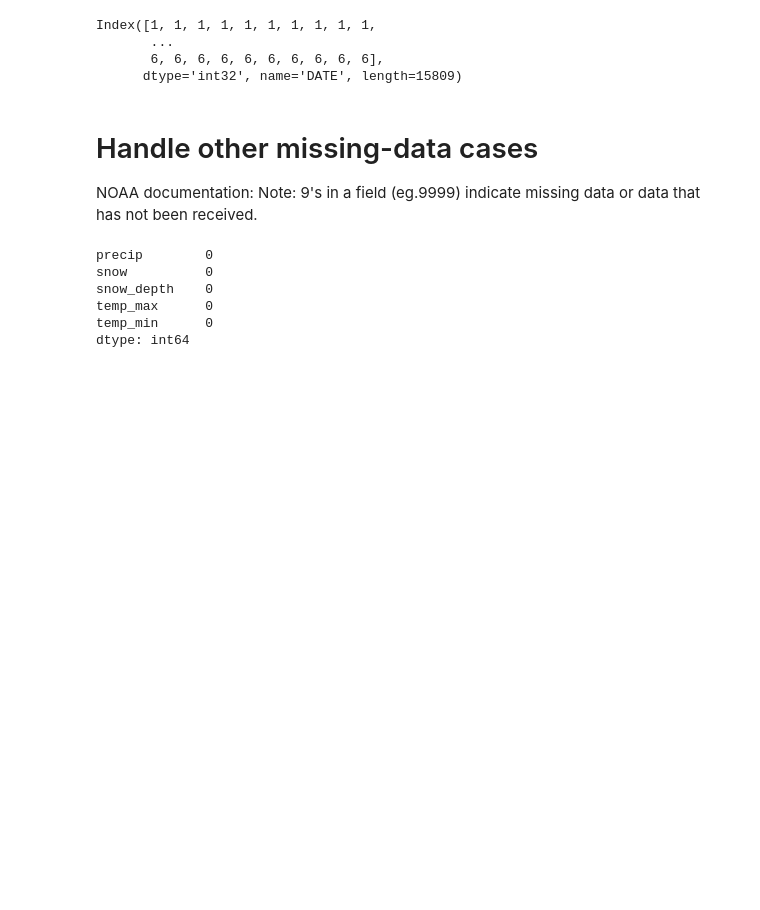
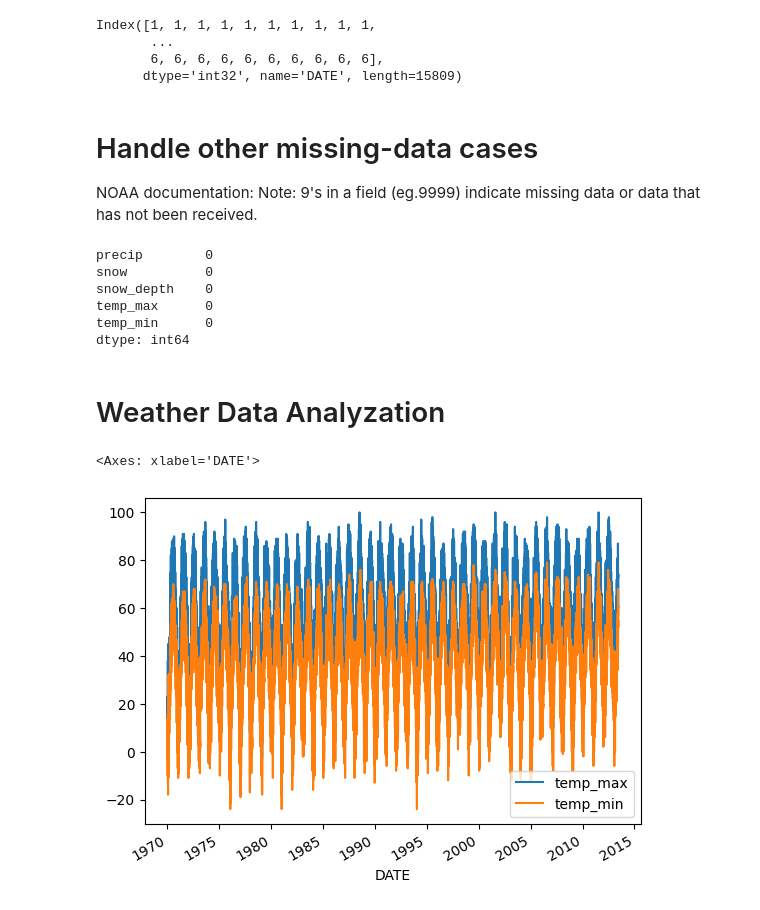
Before and after one commit to aaronwu001/Weather-Predictor, a Jupyter notebook: Weather Forecast.ipynb, the cells around one changed output. Saved outputs shown, nothing was run; the diff lists cells and outputs as text; code cells hidden in the pictures; blank space fills up the shorter version.

```diff
--- a/Weather Forecast.ipynb
+++ b/Weather Forecast.ipynb
@@ -207,3 +207,10 @@ snow_depth    0
 temp_max      0
 temp_min      0
 dtype: int64
+# %% [markdown]
+# Weather Data Analyzation
+# %%
+core_weather[['temp_max', 'temp_min']].plot()
+# %% [output]
+<Axes: xlabel='DATE'>
+[figure, added]
```
Also changed, not shown: parts of 16 cells of this notebook.
